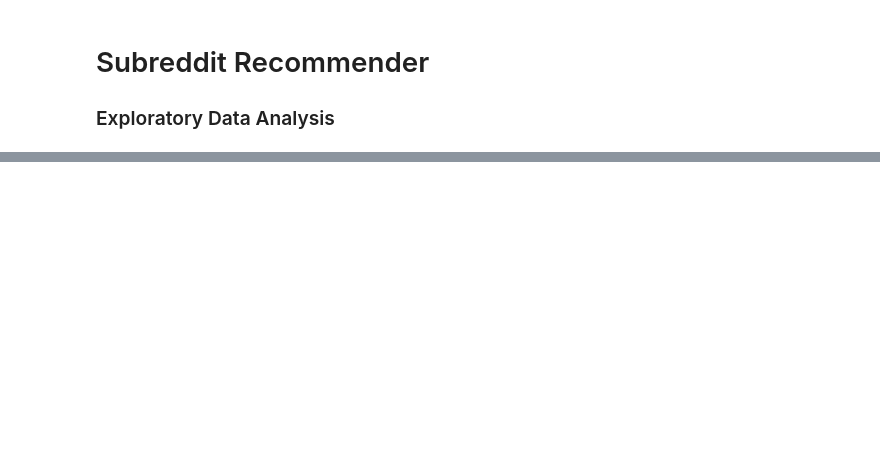
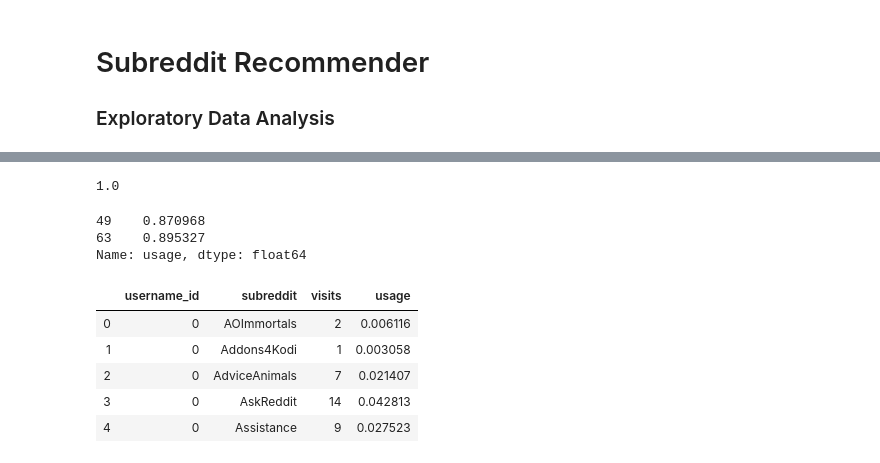
Before and after one commit to sahivy13/Subreddit_Recommender, a Jupyter notebook: data_exploration.ipynb, the cells around one changed output, grey strips where cells are left out. Cells and saved outputs as stored; diff of their text form; code cells hidden in the pictures; blank space fills up the shorter version.

```diff
--- a/data_exploration.ipynb
+++ b/data_exploration.ipynb
@@ -117,0 +128,32 @@ See the caveats in the documentation: http://pandas.pydata.org/pandas-docs/stabl
+# %%
+data2[ data2['username_id'] == 0]['usage'].sum() # confirm that a UserId's usage fraction adds to 1.
+# %% [output]
+1.0
+# %%
+# look for users that only have 1 subreddit they've posted and drop?
+# data2['usage'].dtype
+
+data2[ data2['usage'] > 0.45]['usage'] # so here, we see only two subreddits have taken up over 45% of a user's engagement.
+# %% [output]
+49    0.870968
+63    0.895327
+Name: usage, dtype: float64
+# %%
+# build a function for creating  the usage column
+
+def calculate_usage(df):
+    df['usage'] = 0
+    for user in df['username_id'].unique():
+        sum_ = df[ df['username_id'] == user]['visits'].sum()
+        indices_ = df[ df['username_id'] == user].index
+        df['usage'].iloc[indices_] = df['visits'].iloc[indices_] / sum_
+    return df
+# %%
+calculate_usage(data).head() # test my function
+# %% [output]
+|  | username_id | subreddit | visits | usage |
+| 0 | 0 | AOImmortals | 2 | 0.006116 |
+| 1 | 0 | Addons4Kodi | 1 | 0.003058 |
+| 2 | 0 | AdviceAnimals | 7 | 0.021407 |
+| 3 | 0 | AskReddit | 14 | 0.042813 |
+| 4 | 0 | Assistance | 9 | 0.027523 |
```
Also changed, not shown: parts of 21 cells of this notebook, 1 other file.
